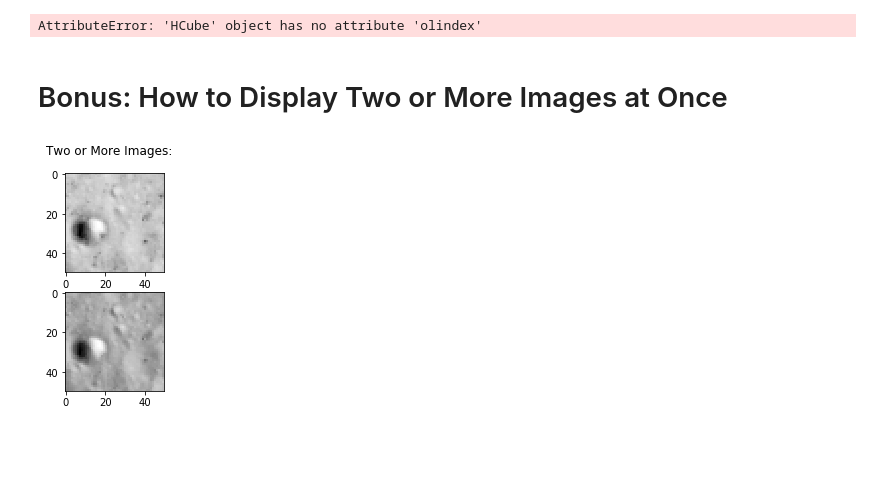
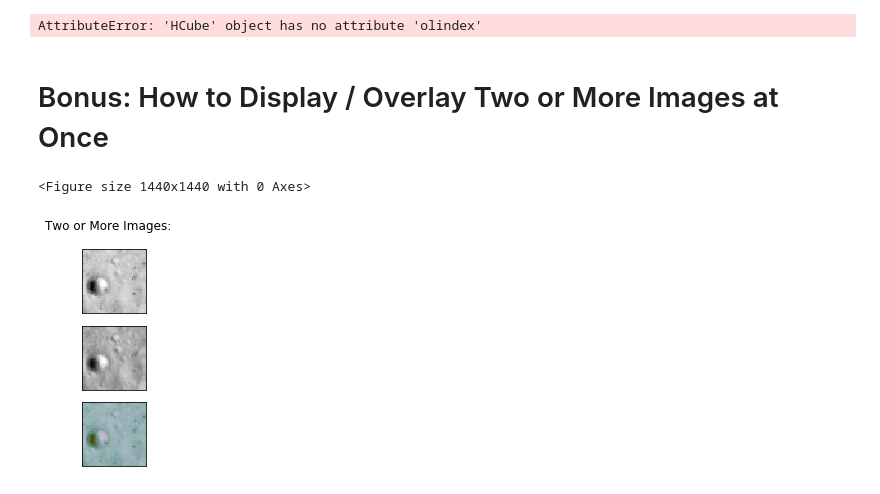
Before and after one commit to jlaura/PyHAT, a Jupyter notebook: notebooks/pyhat_m3_examples_img.ipynb, the cells around one changed output. Drawn from its saved outputs; the diff is of its cells as text; code cells hidden in the pictures; blank space fills up the shorter version.

```diff
--- a/notebooks/pyhat_m3_examples_img.ipynb
+++ b/notebooks/pyhat_m3_examples_img.ipynb
@@ -598,51 +847,60 @@ oli_data2 = clipped_image.olindex()
 # %% [output]
 AttributeError: 'HCube' object has no attribute 'olindex'
 # %% [markdown]
-# Bonus: How to Display Two or More Images at Once
+# Bonus: How to Display / Overlay Two or More Images at Once
 # %%
 # First,open the desired images and store it in a variable.
 tif_image = M3(get_path('M3_4030seg_L2_aristcrater.tif'))
+
+figure(1, figsize=(20, 20))
 
 # Initialize the array to hold all of the band images.
 images = []
 
 # Specify how many bands you want to display.
-number_of_images = 2
+number_of_images = 3
 
 # Create the figure object that will hold the band images within subplots.
 figure1, axes1 = subplots(number_of_images)
 
 # Choose a title, if you want.
 figure1.suptitle('Two or More Images:')
 
 # Add the band images to the image array:
 
 # axes[n] selects the row in which the image will be displayed (n).
 
 # tif_image[i] selects band via index (i) from the tif image.
 # Note: 'tif_image.loc[label]' can also be used in order to select the band by label.
 
 # The cmap parameter is used to select the color mapping.
 # Color mapping options include:'Greys', 'Purples', 'Blues', 'Greens', 'Oranges', 'Reds',
 #                               'YlOrBr', 'YlOrRd', 'OrRd', 'PuRd', 'RdPu', 'BuPu',
 #                               'GnBu', 'PuBu', 'YlGnBu', 'PuBuGn', 'BuGn', 'YlGn'
 
 images.append(axes1[0].imshow(tif_image[0], cmap='Greys'))
 
+images.append(axes1[1].imshow(tif_image[50], cmap='Greys'))
 
-images.append(axes1[1].imshow(tif_image[50], cmap='Greys'))
+
+# Note: The same axes can be used to create an overlay.
+# However, the alpha channel needs to be below 1 to accomplish this.
+images.append(axes1[2].imshow(tif_image[0], cmap='Greys'))
+
+images.append(axes1[2].imshow(tif_image[50], cmap='viridis', alpha = .3))
 
 # By default, subplots have x and y tick labels, so this loop will remove them, if needed.
 
-# for axi in axes1:
-#     axi.set_xticks([])
-#     axi.set_yticks([])
+for axi in axes1:
+    axi.set_xticks([])
+    axi.set_yticks([])
 
 
 # This could be useful for future applications, where someone may want to compare two or more specific bands.
 # Running two imshows in a row would normally overwrite the previous imshow, so a matplotlib figure object
 # can be used to remedy this.
 # However, refactoring to make the code easier to manipulate and read would be ideal.
 # At the moment, I'm not sure how to resize the image, or add a colorbar to each of them.
 # %% [output]
+<Figure size 1440x1440 with 0 Axes>
-[figure, old version]
+[figure, new version]
```
Also changed, not shown: parts of 13 cells of this notebook.
